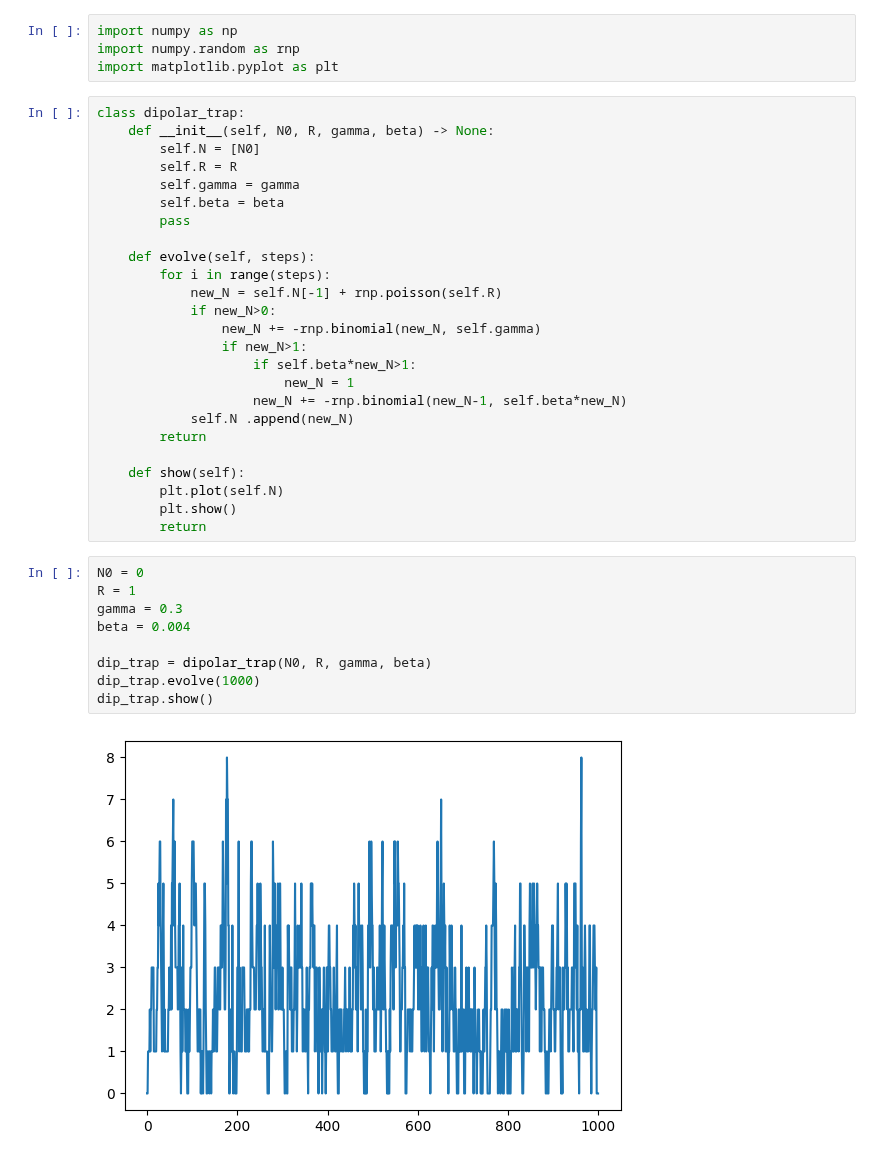
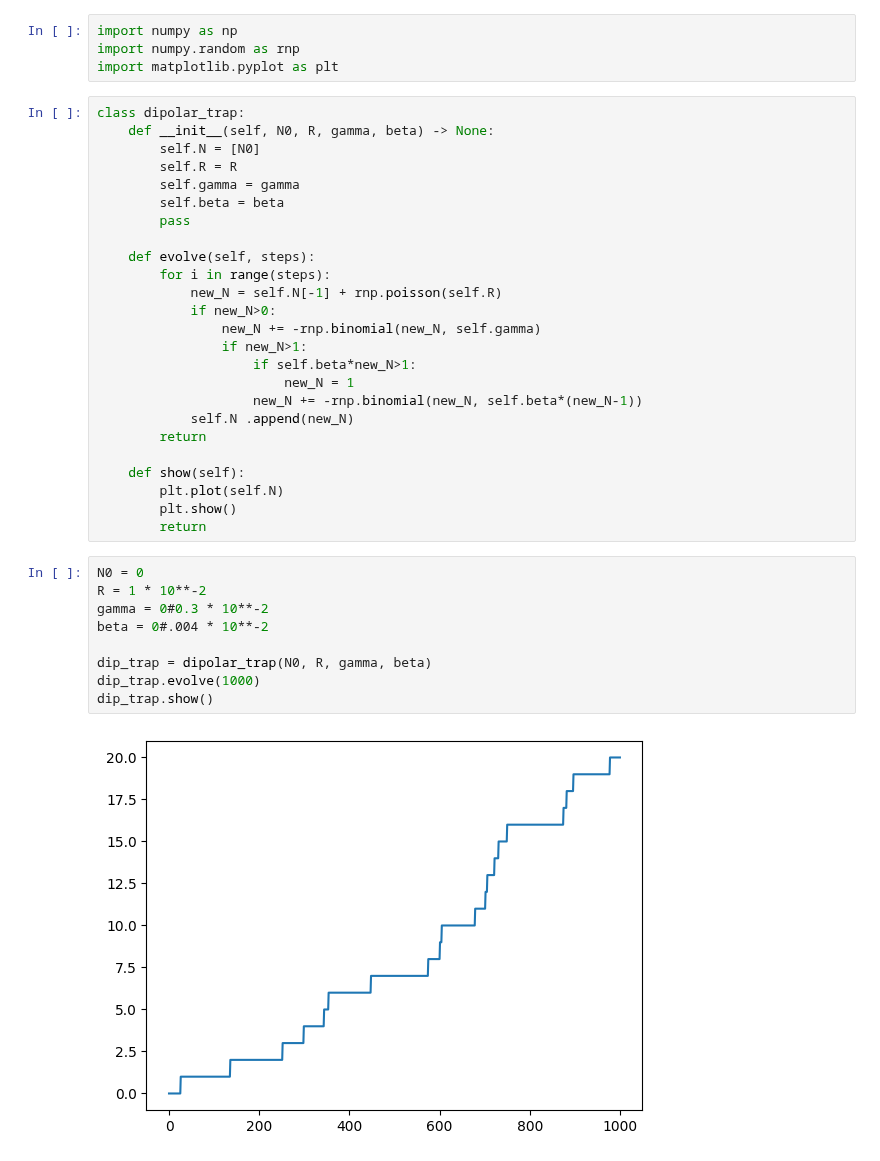
Before and after one commit to Valerio-Amico/Lab-Rydberg, a Jupyter notebook: dipolar_trap/occupation_rate.ipynb, the cells around one changed output. Cells and saved outputs as stored; diff of their text form.

```diff
--- a/dipolar_trap/occupation_rate.ipynb
+++ b/dipolar_trap/occupation_rate.ipynb
@@ -35,7 +45,7 @@ class dipolar_trap:
                 if new_N>1:
                     if self.beta*new_N>1:
                         new_N = 1
-                    new_N += -rnp.binomial(new_N-1, self.beta*new_N)
+                    new_N += -rnp.binomial(new_N, self.beta*(new_N-1))
             self.N .append(new_N)
         return
 
@@ -45,12 +55,12 @@ class dipolar_trap:
         return
 # %%
 N0 = 0
-R = 1
-gamma = 0.3
-beta = 0.004
+R = 1 * 10**-2
+gamma = 0#0.3 * 10**-2
+beta = 0#.004 * 10**-2
 
 dip_trap = dipolar_trap(N0, R, gamma, beta)
 dip_trap.evolve(1000)
 dip_trap.show()
 # %% [output]
-[figure, old version]
+[figure, new version]
```
Also changed, not shown: parts of 3 cells of this notebook, 2 other files.
